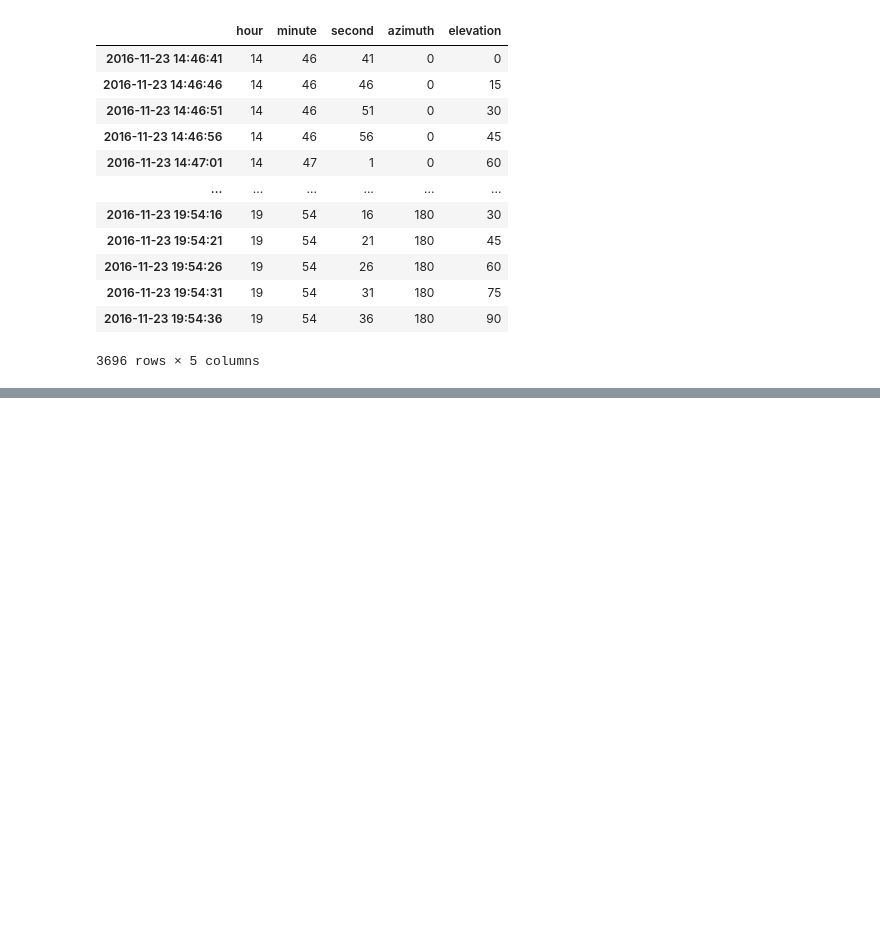
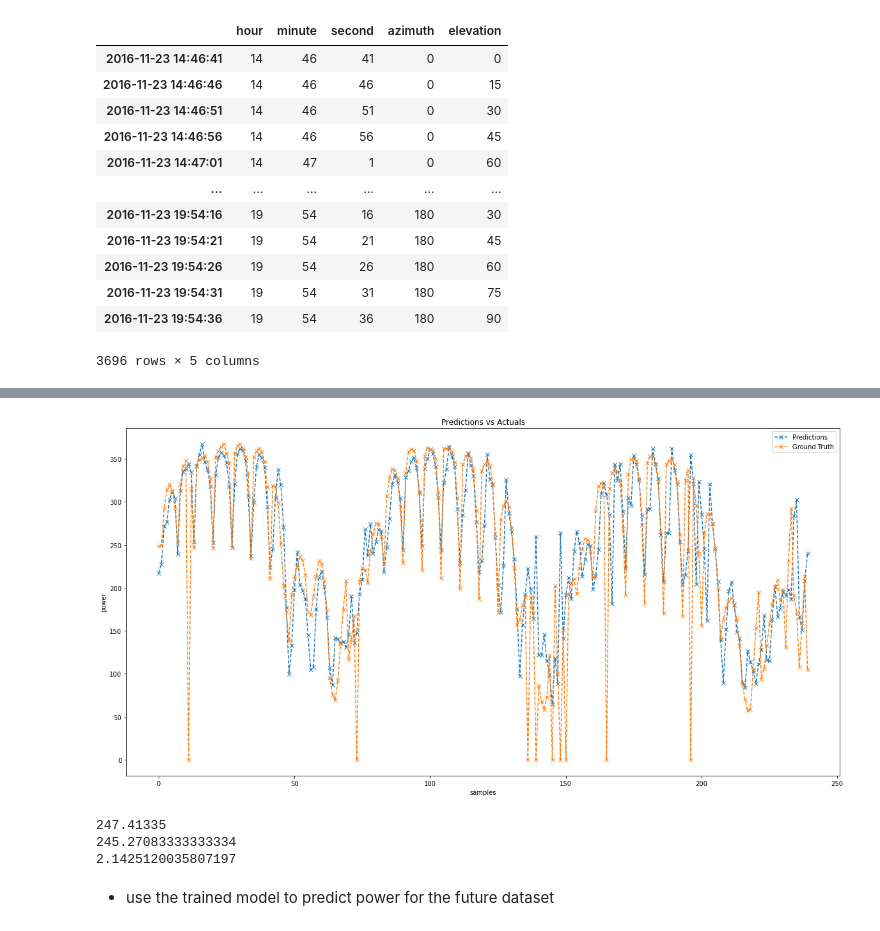
Before and after one commit to Cecco-Bandi/PV_project, a Jupyter notebook: main.ipynb, the cells around one changed output, grey strips where cells are left out. Cells and saved outputs as stored; diff of their text form; code cells hidden in the pictures; blank space fills up the shorter version.

```diff
--- a/main.ipynb
+++ b/main.ipynb
@@ -758,0 +875,12 @@ future_df
+# %%
+from tensorflow.keras.models import Sequential
+from tensorflow.keras.layers import InputLayer,LSTM, Dense
+from tensorflow.keras import optimizers
+
+model = Sequential()
+model.add(InputLayer((5, 6)))
+model.add(LSTM(64))
+model.add(Dense(8, 'relu'))
+model.add(Dense(1, 'linear'))
+
+model.summary()
@@ -758,0 +903,5 @@ future_df
+# %%
+optimizer = optimizers.Adam()
+model.compile(loss='mae', optimizer=optimizer)
+# %%
+model.fit(X_train, y_train, validation_data=(X_val, y_val), epochs=200)
@@ -758,0 +935,9 @@ future_df
+# %%
+def plot_predictions(model, X, y, start=0, end=100):
+  predictions = model.predict(X).flatten()
+  df = pd.DataFrame(data={'Predictions':predictions, 'Ground Truth': y})
+  df.plot(figsize=(20,10), marker='x', linestyle='--', xlabel='samples',ylabel='power', title='Predictions vs Actuals')
+  return df
+# %%
+results = plot_predictions(model, X_test, y_test, start=0, end=240)
+# %% [output]
@@ -758,0 +946,9 @@ future_df
+[figure, added]
+# %%
+print(results['Predictions'].mean())
+print(results['Ground Truth'].mean())
+print(results['Predictions'].mean() - results['Ground Truth'].mean())
+# %% [output]
+247.41335
+245.27083333333334
+2.1425120035807197
@@ -758,0 +957,2 @@ future_df
+# %% [markdown]
+- use the trained model to predict power for the future dataset
```
Also changed, not shown: parts of 48 cells of this notebook, 3 other files.
